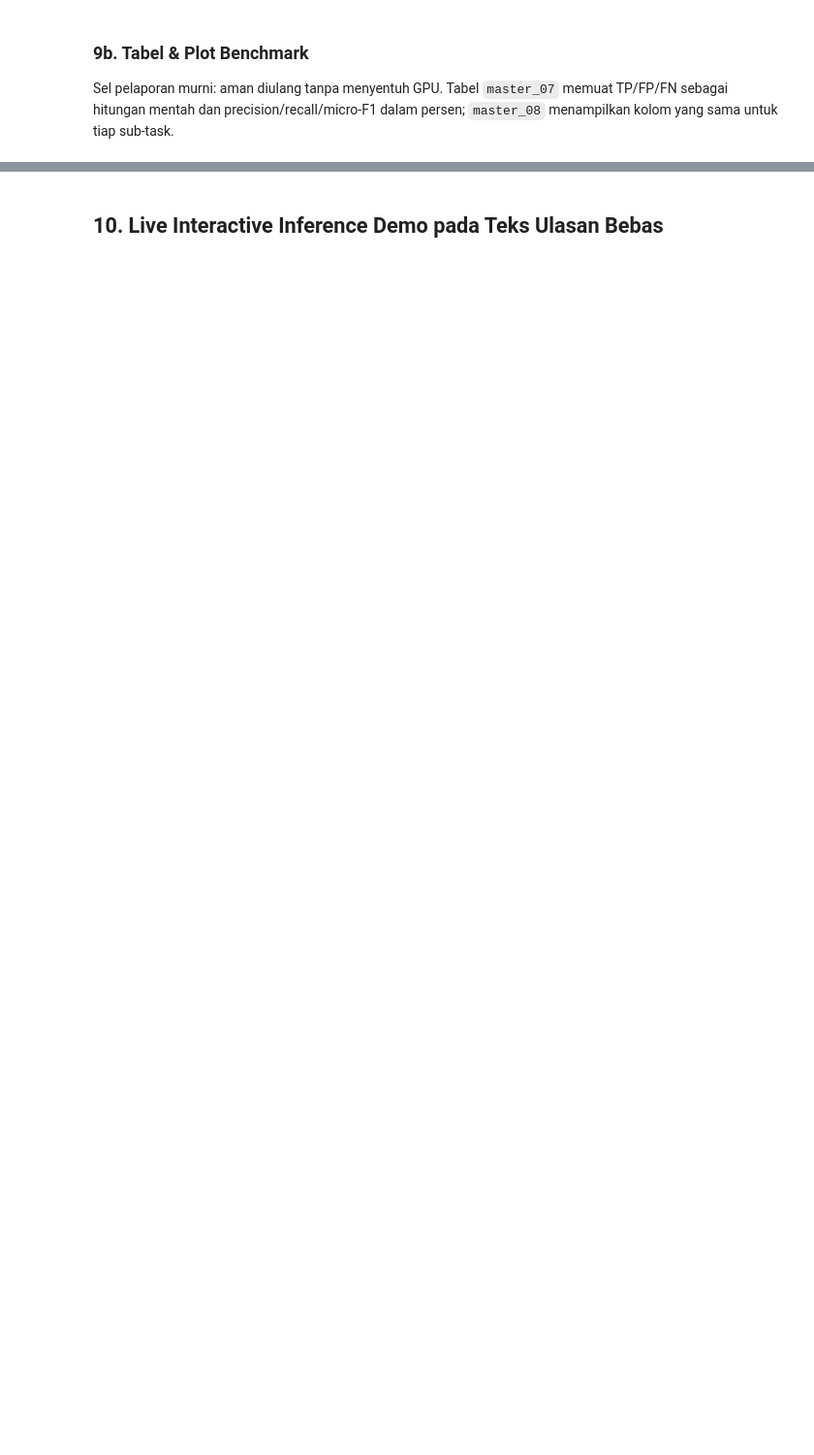
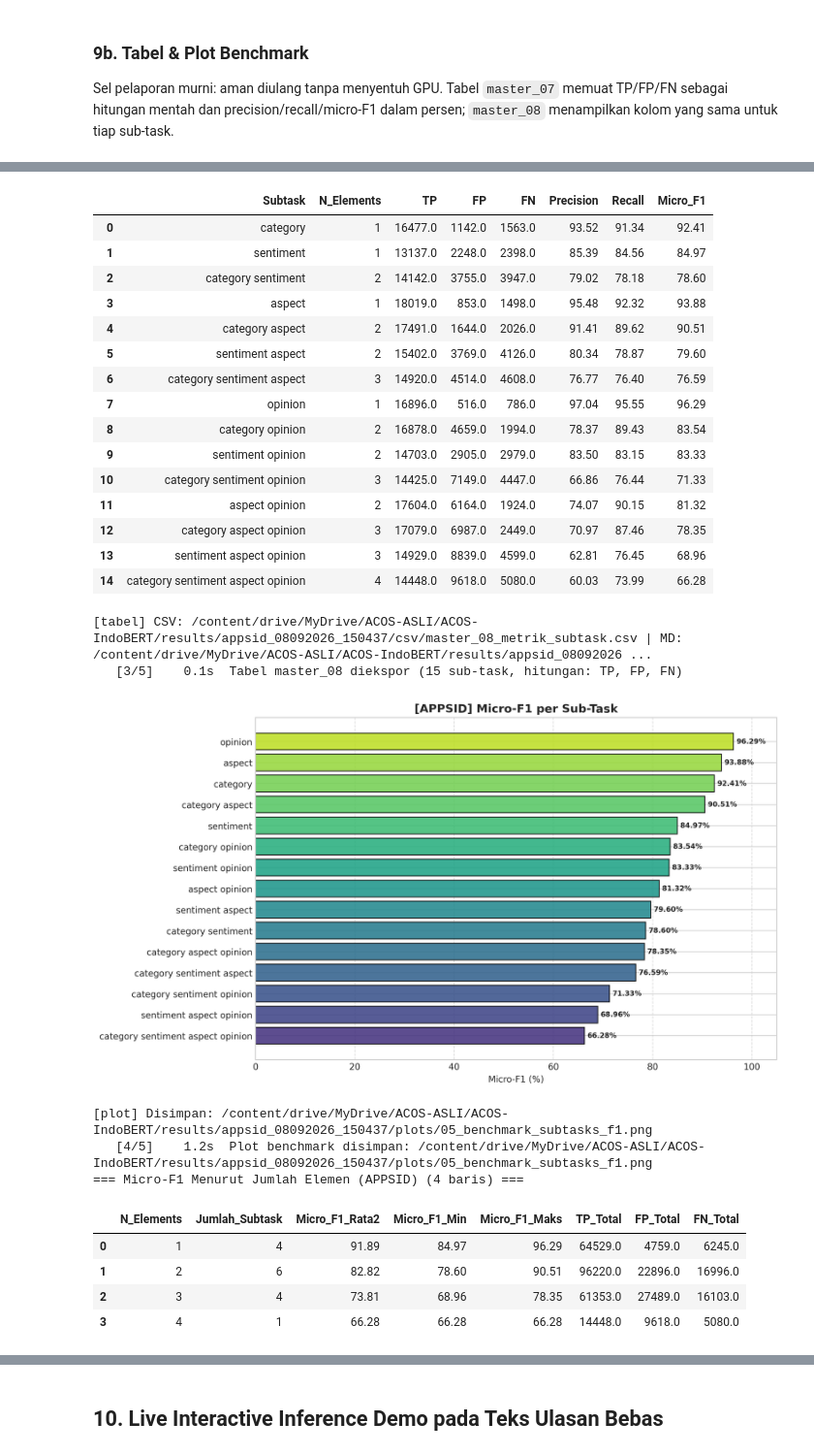
Before and after one commit to haisyamalawwab/ACOS, a Jupyter notebook: ACOS-IndoBERT/notebooks/00_ACOS_Master_Pipeline_Colab_V4_1_INDOBERT.ipynb, the cells around one changed output, grey strips where cells are left out. Shown at 97% size. Cells and saved outputs as stored; diff of their text form; code cells hidden in the pictures; blank space fills up the shorter version.

Commit message:
feat: introduce V4 ACOS master pipeline notebook with IndoBERT support and Apps-ACOS dataset integration

```diff
--- a/ACOS-IndoBERT/notebooks/00_ACOS_Master_Pipeline_Colab_V4_1_INDOBERT.ipynb
+++ b/ACOS-IndoBERT/notebooks/00_ACOS_Master_Pipeline_Colab_V4_1_INDOBERT.ipynb
@@ -3834,6 +3710,7 @@ require_vars("step_stage", "final_res", "df_subtasks")
 with step_stage("9b. Tabel & plot benchmark sub-task", 5) as st:
     rep.section("6. Hasil akhir pipeline")
     df_overall = metrics_display_frame(final_res)
+    df_overall = df_overall[~df_overall["Metrik"].isin(["use_dual_head", "dual_head"])].reset_index(drop=True)
     _sumber = ('prediksi step 1 (skor pipeline penuh)' if globals().get('pakai_1st', True)
                else 'gold pair (step 2 terisolasi)')
     _ada_hitungan_final = "hitungan" in set(df_overall.get("Jenis", []))
@@ -3924,3 +3801,4 @@ with step_stage("9b. Tabel & plot benchmark sub-task", 5) as st:
     })
     save_pipeline_state({"final_res": final_res})
     st.step("Manifest → FINAL_EVAL_COMPLETED, pipeline_state.pkl diperbarui")
+# %% [output]
@@ -3926,0 +3827,27 @@ with step_stage("9b. Tabel & plot benchmark sub-task", 5) as st:
+|  | Subtask | N_Elements | TP | FP | FN | Precision | Recall | Micro_F1 |
+| 0 | category | 1 | 16477.0 | 1142.0 | 1563.0 | 93.52 | 91.34 | 92.41 |
+| 1 | sentiment | 1 | 13137.0 | 2248.0 | 2398.0 | 85.39 | 84.56 | 84.97 |
+| 2 | category sentiment | 2 | 14142.0 | 3755.0 | 3947.0 | 79.02 | 78.18 | 78.60 |
+| 3 | aspect | 1 | 18019.0 | 853.0 | 1498.0 | 95.48 | 92.32 | 93.88 |
+| 4 | category aspect | 2 | 17491.0 | 1644.0 | 2026.0 | 91.41 | 89.62 | 90.51 |
+| 5 | sentiment aspect | 2 | 15402.0 | 3769.0 | 4126.0 | 80.34 | 78.87 | 79.60 |
+| 6 | category sentiment aspect | 3 | 14920.0 | 4514.0 | 4608.0 | 76.77 | 76.40 | 76.59 |
+| 7 | opinion | 1 | 16896.0 | 516.0 | 786.0 | 97.04 | 95.55 | 96.29 |
+| 8 | category opinion | 2 | 16878.0 | 4659.0 | 1994.0 | 78.37 | 89.43 | 83.54 |
+| 9 | sentiment opinion | 2 | 14703.0 | 2905.0 | 2979.0 | 83.50 | 83.15 | 83.33 |
+| 10 | category sentiment opinion | 3 | 14425.0 | 7149.0 | 4447.0 | 66.86 | 76.44 | 71.33 |
+| 11 | aspect opinion | 2 | 17604.0 | 6164.0 | 1924.0 | 74.07 | 90.15 | 81.32 |
+| 12 | category aspect opinion | 3 | 17079.0 | 6987.0 | 2449.0 | 70.97 | 87.46 | 78.35 |
+| 13 | sentiment aspect opinion | 3 | 14929.0 | 8839.0 | 4599.0 | 62.81 | 76.45 | 68.96 |
+| 14 | category sentiment aspect opinion | 4 | 14448.0 | 9618.0 | 5080.0 | 60.03 | 73.99 | 66.28 |
+[tabel] CSV: /content/drive/MyDrive/ACOS-ASLI/ACOS-IndoBERT/results/appsid_08092026_150437/csv/master_08_metrik_subtask.csv | MD: /content/drive/MyDrive/ACOS-ASLI/ACOS-IndoBERT/results/appsid_08092026 ...
+   [3/5]    0.1s  Tabel master_08 diekspor (15 sub-task, hitungan: TP, FP, FN)
+[figure, added]
+[plot] Disimpan: /content/drive/MyDrive/ACOS-ASLI/ACOS-IndoBERT/results/appsid_08092026_150437/plots/05_benchmark_subtasks_f1.png
+   [4/5]    1.2s  Plot benchmark disimpan: /content/drive/MyDrive/ACOS-ASLI/ACOS-IndoBERT/results/appsid_08092026_150437/plots/05_benchmark_subtasks_f1.png
+=== Micro-F1 Menurut Jumlah Elemen (APPSID) (4 baris) ===
+|  | N_Elements | Jumlah_Subtask | Micro_F1_Rata2 | Micro_F1_Min | Micro_F1_Maks | TP_Total | FP_Total | FN_Total |
+| 0 | 1 | 4 | 91.89 | 84.97 | 96.29 | 64529.0 | 4759.0 | 6245.0 |
+| 1 | 2 | 6 | 82.82 | 78.60 | 90.51 | 96220.0 | 22896.0 | 16996.0 |
+| 2 | 3 | 4 | 73.81 | 68.96 | 78.35 | 61353.0 | 27489.0 | 16103.0 |
+| 3 | 4 | 1 | 66.28 | 66.28 | 66.28 | 14448.0 | 9618.0 | 5080.0 |
```
Also changed, not shown: parts of 4 cells of this notebook.
